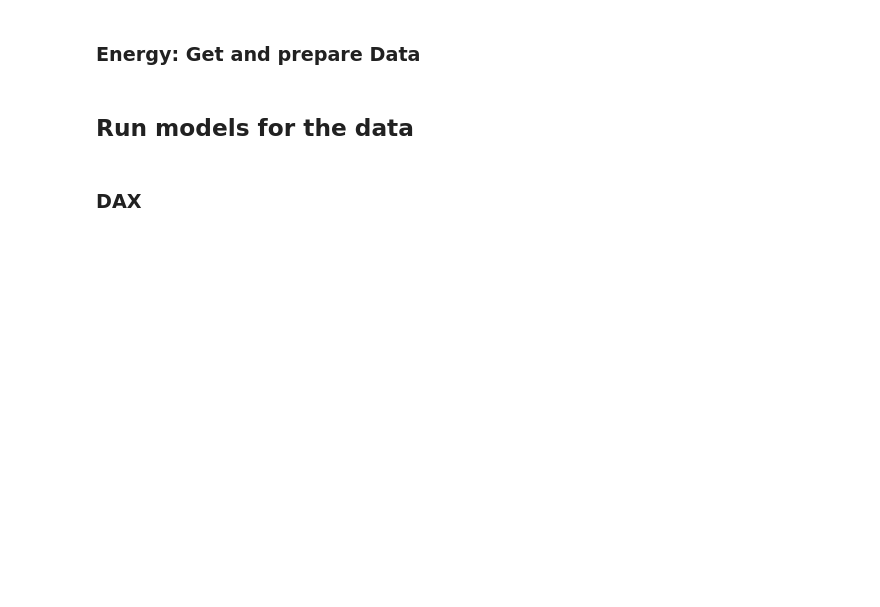
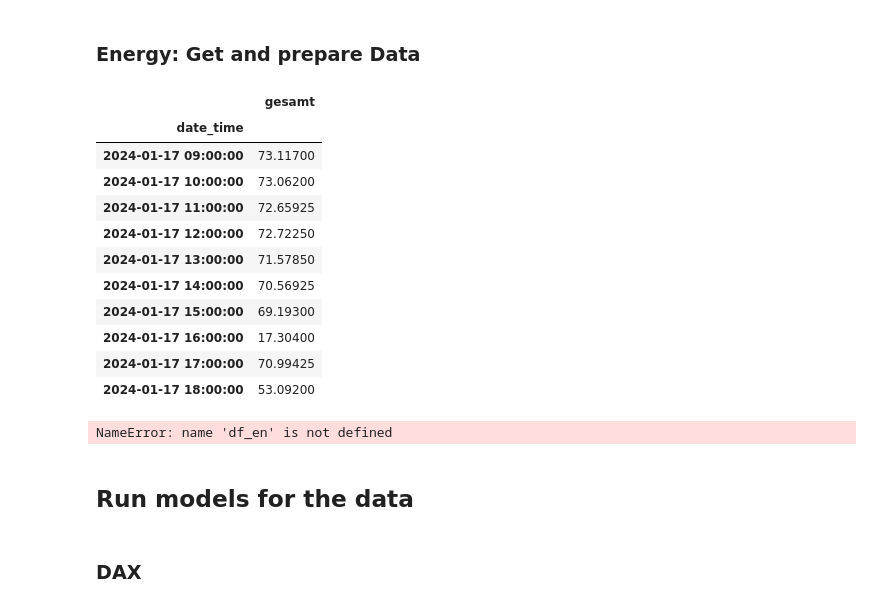
Before and after one commit to EliasKng/PTSFC, a Jupyter notebook: Create_Submission.ipynb, the cells around one changed output. Drawn from its saved outputs; the diff is of its cells as text; code cells hidden in the pictures; blank space fills up the shorter version.

```diff
--- a/Create_Submission.ipynb
+++ b/Create_Submission.ipynb
@@ -50,10 +58,29 @@ fetch_energy_data()
 # %%
 df_en = get_energy_data()
 df_en = prepare_data(df_en)
+# %%
+df_en.tail(10)
+# %% [output]
+|  | gesamt |
+| date_time |  |
+| 2024-01-17 09:00:00 | 73.11700 |
+| 2024-01-17 10:00:00 | 73.06200 |
+| 2024-01-17 11:00:00 | 72.65925 |
+| 2024-01-17 12:00:00 | 72.72250 |
+| 2024-01-17 13:00:00 | 71.57850 |
+| 2024-01-17 14:00:00 | 70.56925 |
+| 2024-01-17 15:00:00 | 69.19300 |
+| 2024-01-17 16:00:00 | 17.30400 |
+| 2024-01-17 17:00:00 | 70.99425 |
+| 2024-01-17 18:00:00 | 53.09200 |
 # %%
 df_en = df_en.loc[df_en.index <= start_date]
 # %%
+# Check if still required next week ...
+df_en.loc['2024-01-17 16:00:00', 'gesamt'] = (df_en.loc['2024-01-17 15:00:00', 'gesamt'] +df_en.loc['2024-01-17 17:00:00', 'gesamt'])/2
 df_en.tail()
+# %% [output]
+NameError: name 'df_en' is not defined
 # %% [markdown]
 ## Run models for the data
 # %% [markdown]
```
Also changed, not shown: parts of 8 cells of this notebook, 1 other file.
